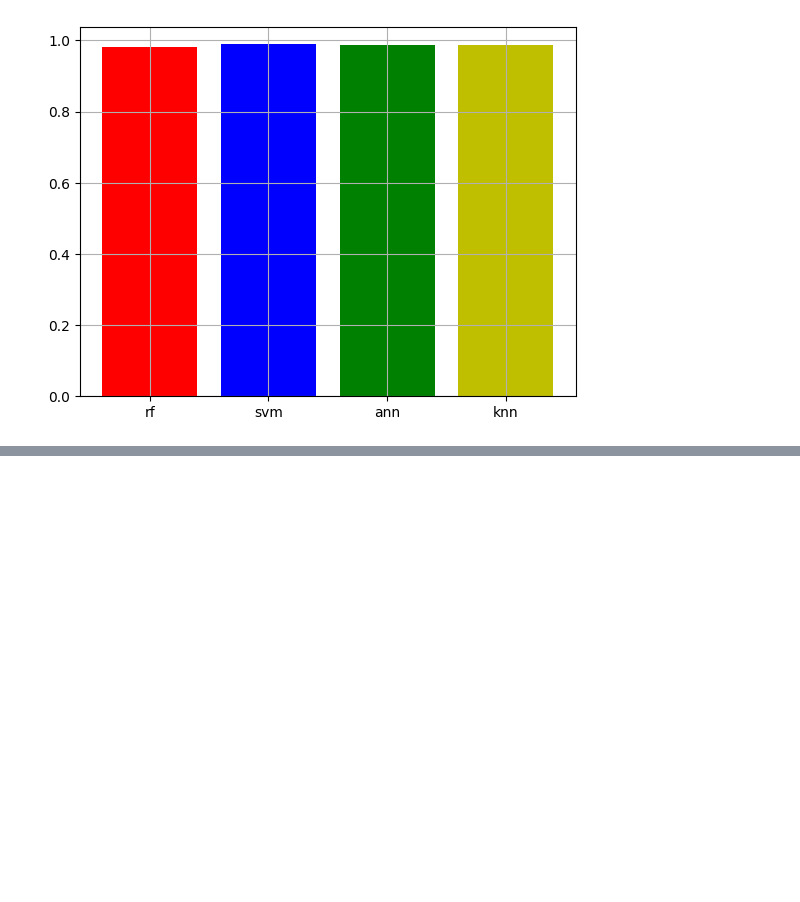
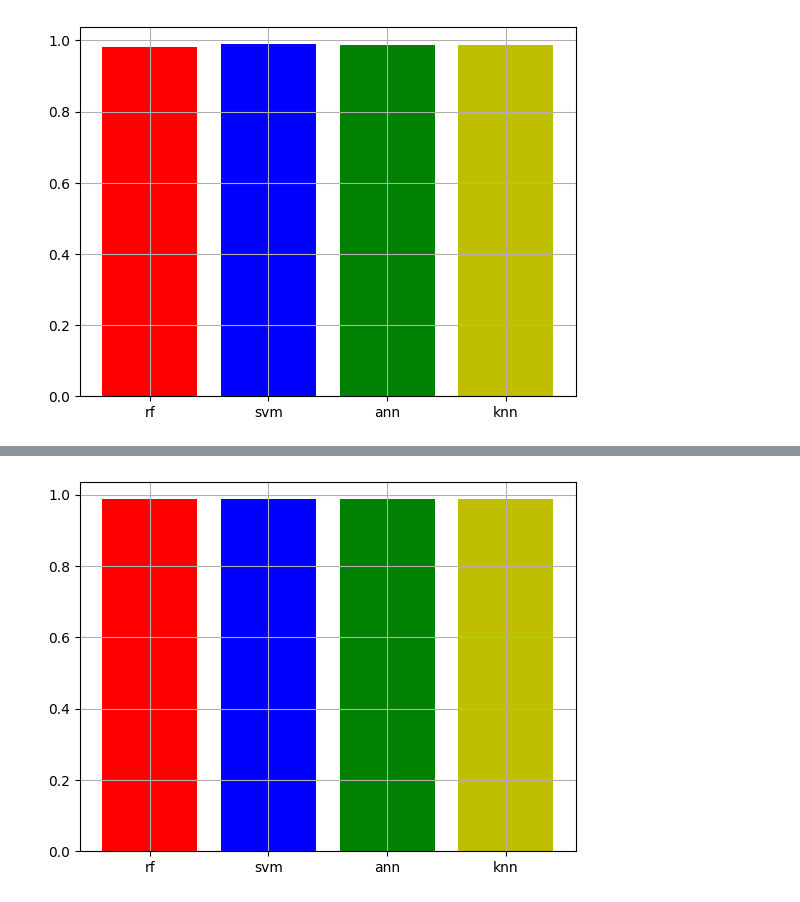
Before and after one commit to SamyarZamani/digits, a Jupyter notebook: generating.ipynb, the cells around one changed output, grey strips where cells are left out. Drawn from its saved outputs; the diff is of its cells as text; code cells hidden in the pictures; blank space fills up the shorter version.

```diff
--- a/generating.ipynb
+++ b/generating.ipynb
@@ -141,0 +152,10 @@ plt.show()
+# %%
+import matplotlib.pyplot as plt
+acc_test=[p_rf,p_svm,p_ann,p_knn]
+title=['rf','svm','ann','knn']
+colors=['r','b','g','y']
+plt.bar(title, p , color=colors)
+plt.grid()
+plt.show()
+# %% [output]
+[figure, added]
```
Also changed, not shown: parts of 1 cell of this notebook.
